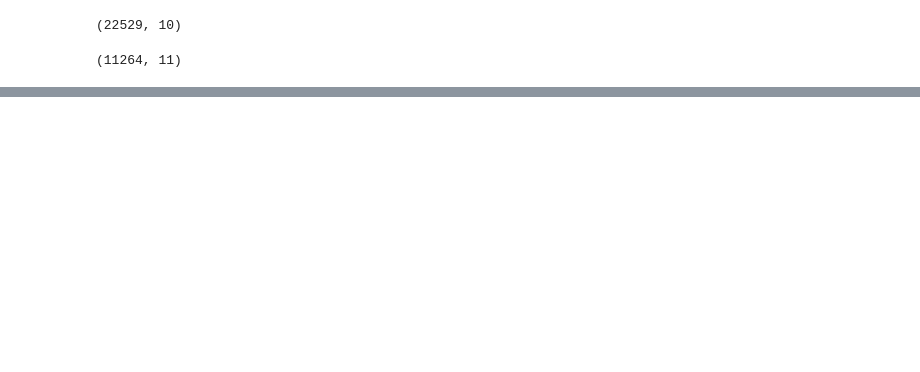
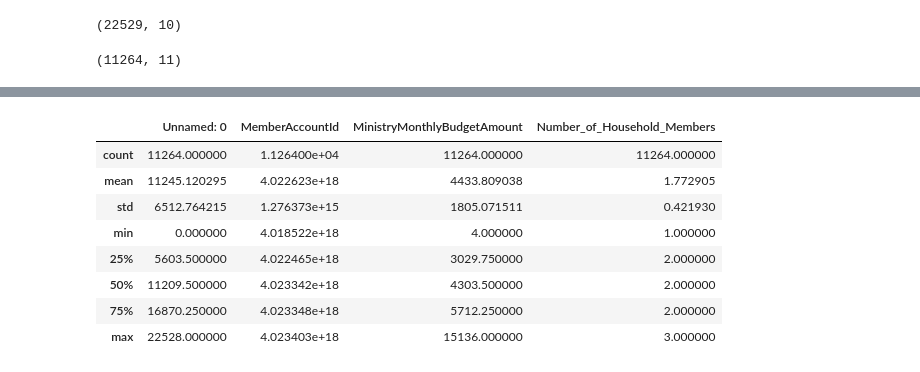
Before and after one commit to CraigMariani/WycliffeData, a Jupyter notebook: cleaner.ipynb, the cells around one changed output, grey strips where cells are left out. Saved outputs shown, nothing was run; the diff lists cells and outputs as text; code cells hidden in the pictures; blank space fills up the shorter version.

```diff
--- a/cleaner.ipynb
+++ b/cleaner.ipynb
@@ -56,0 +60,12 @@ plt.show()
+# %%
+df.describe()
+# %% [output]
+|  | Unnamed: 0 | MemberAccountId | MinistryMonthlyBudgetAmount | Number_of_Household_Members |
+| count | 11264.000000 | 1.126400e+04 | 11264.000000 | 11264.000000 |
+| mean | 11245.120295 | 4.022623e+18 | 4433.809038 | 1.772905 |
+| std | 6512.764215 | 1.276373e+15 | 1805.071511 | 0.421930 |
+| min | 0.000000 | 4.018522e+18 | 4.000000 | 1.000000 |
+| 25% | 5603.500000 | 4.022465e+18 | 3029.750000 | 2.000000 |
+| 50% | 11209.500000 | 4.023342e+18 | 4303.500000 | 2.000000 |
+| 75% | 16870.250000 | 4.023348e+18 | 5712.250000 | 2.000000 |
+| max | 22528.000000 | 4.023403e+18 | 15136.000000 | 3.000000 |
```
Also changed, not shown: parts of 2 cells of this notebook.
